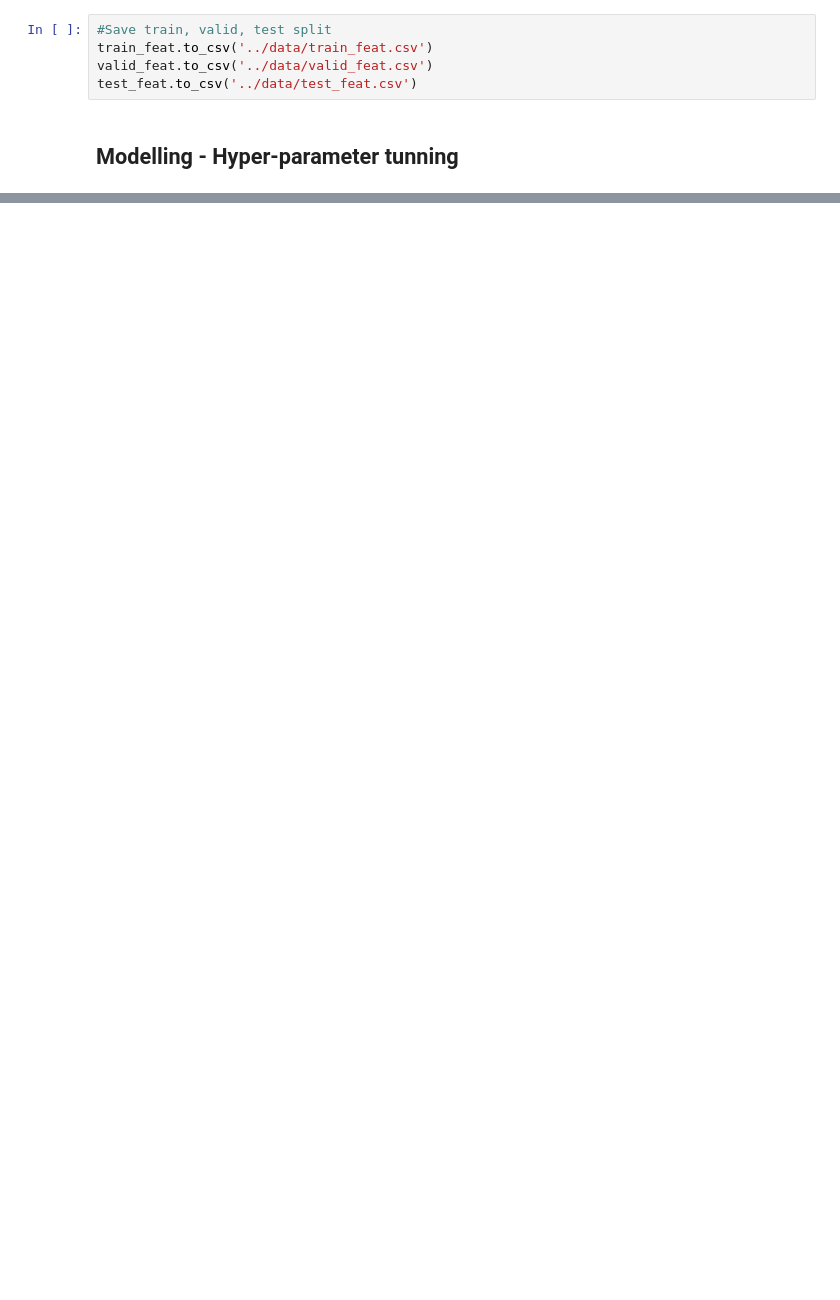
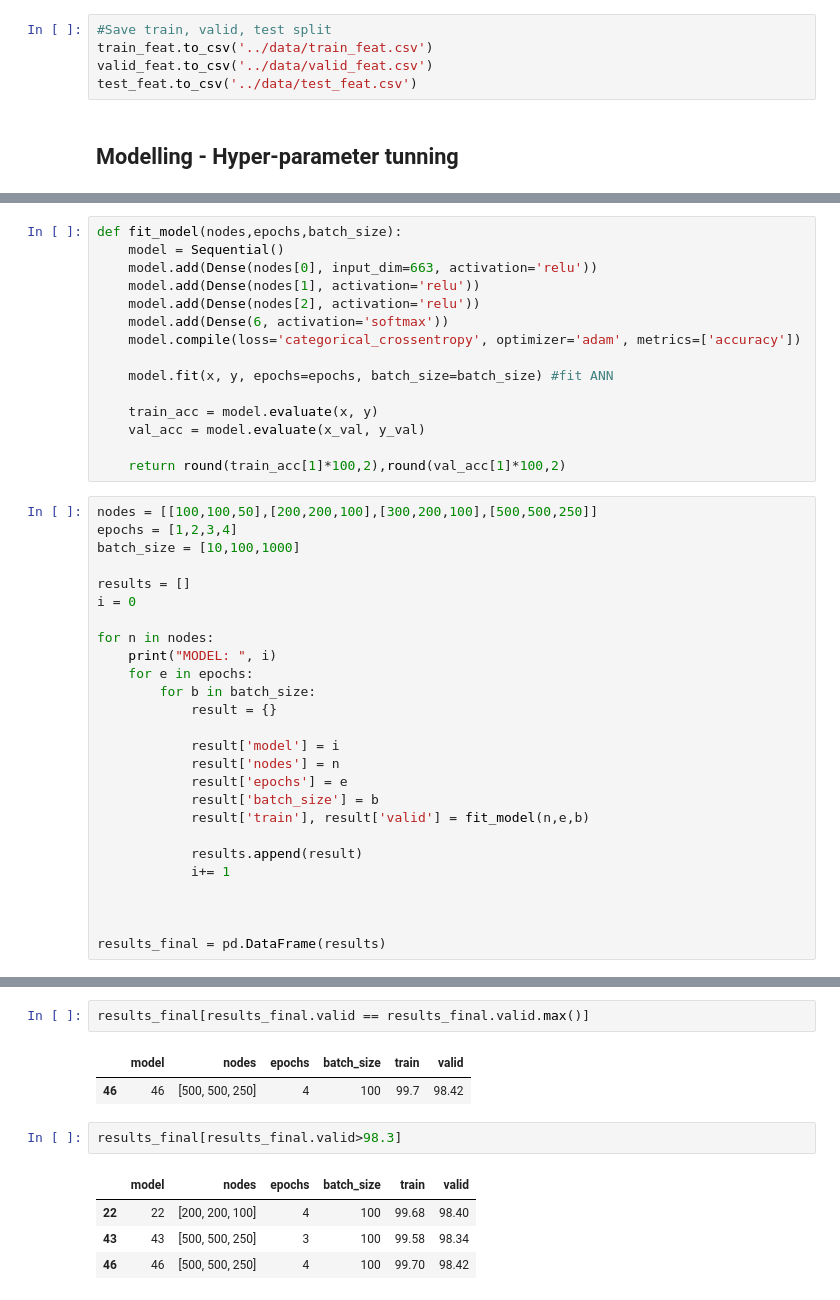
Before and after one commit to conorosully/medium-articles, a Jupyter notebook: src/language_classification.ipynb, the cells around one changed output, grey strips where cells are left out. Drawn from its saved outputs; the diff is of its cells as text; blank space fills up the shorter version.

```diff
--- a/src/language_classification.ipynb
+++ b/src/language_classification.ipynb
@@ -182,0 +249,41 @@ train_feat.head()
+# %%
+def fit_model(nodes,epochs,batch_size):
+    model = Sequential()
+    model.add(Dense(nodes[0], input_dim=663, activation='relu'))
+    model.add(Dense(nodes[1], activation='relu'))
+    model.add(Dense(nodes[2], activation='relu'))
+    model.add(Dense(6, activation='softmax'))
+    model.compile(loss='categorical_crossentropy', optimizer='adam', metrics=['accuracy'])
+
+    model.fit(x, y, epochs=epochs, batch_size=batch_size) #fit ANN
+
+    train_acc = model.evaluate(x, y)
+    val_acc = model.evaluate(x_val, y_val)
+
+    return round(train_acc[1]*100,2),round(val_acc[1]*100,2)
+# %%
+nodes = [[100,100,50],[200,200,100],[300,200,100],[500,500,250]]
+epochs = [1,2,3,4]
+batch_size = [10,100,1000]
+
+results = []
+i = 0
+
+for n in nodes:
+    print("MODEL: ", i)
+    for e in epochs:
+        for b in batch_size:
+            result = {}
+
+            result['model'] = i
+            result['nodes'] = n
+            result['epochs'] = e
+            result['batch_size'] = b
+            result['train'], result['valid'] = fit_model(n,e,b)
+
+            results.append(result)
+            i+= 1
+
+
+
+results_final = pd.DataFrame(results)
@@ -182,0 +308,12 @@ train_feat.head()
+# %%
+results_final[results_final.valid == results_final.valid.max()]
+# %% [output]
+|  | model | nodes | epochs | batch_size | train | valid |
+| 46 | 46 | [500, 500, 250] | 4 | 100 | 99.7 | 98.42 |
+# %%
+results_final[results_final.valid>98.3]
+# %% [output]
+|  | model | nodes | epochs | batch_size | train | valid |
+| 22 | 22 | [200, 200, 100] | 4 | 100 | 99.68 | 98.40 |
+| 43 | 43 | [500, 500, 250] | 3 | 100 | 99.58 | 98.34 |
+| 46 | 46 | [500, 500, 250] | 4 | 100 | 99.70 | 98.42 |
```
Also changed, not shown: parts of 16 cells of this notebook.
